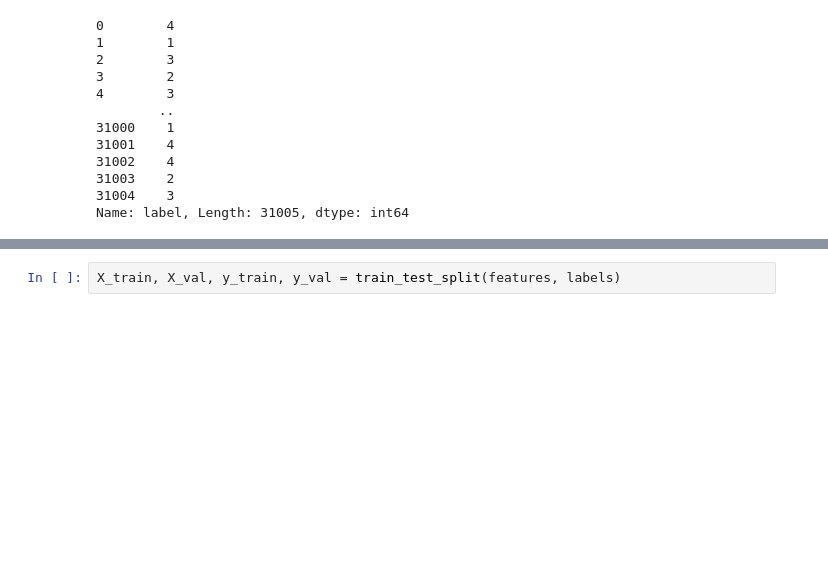
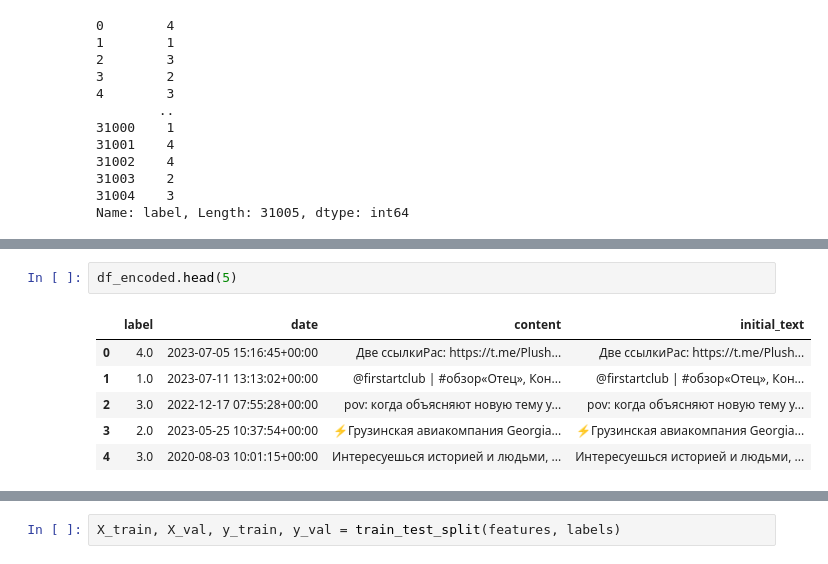
Before and after one commit to DmitriiPrikhodko/ds-phase-2-cont-git, a Jupyter notebook: week3/day3/10_03_task.ipynb, the cells around one changed output, grey strips where cells are left out. Saved outputs shown, nothing was run; the diff lists cells and outputs as text; blank space fills up the shorter version.

```diff
--- a/week3/day3/10_03_task.ipynb
+++ b/week3/day3/10_03_task.ipynb
@@ -260,0 +270,9 @@ Name: label, Length: 31005, dtype: int64
+# %%
+df_encoded.head(5)
+# %% [output]
+|  | label | date | content | initial_text |
+| 0 | 4.0 | 2023-07-05 15:16:45+00:00 | Две ссылкиРас: https://t.me/Plush... | Две ссылкиРас: https://t.me/Plush... |
+| 1 | 1.0 | 2023-07-11 13:13:02+00:00 | @firstartclub | #обзор«Отец», Кон... | @firstartclub | #обзор«Отец», Кон... |
+| 2 | 3.0 | 2022-12-17 07:55:28+00:00 | pov: когда объясняют новую тему у... | pov: когда объясняют новую тему у... |
+| 3 | 2.0 | 2023-05-25 10:37:54+00:00 | ⚡️Грузинская авиакомпания Georgia... | ⚡️Грузинская авиакомпания Georgia... |
+| 4 | 3.0 | 2020-08-03 10:01:15+00:00 | Интересуешься историей и людьми, ... | Интересуешься историей и людьми, ... |
```
Also changed, not shown: parts of 3 cells of this notebook, 3 other files.
